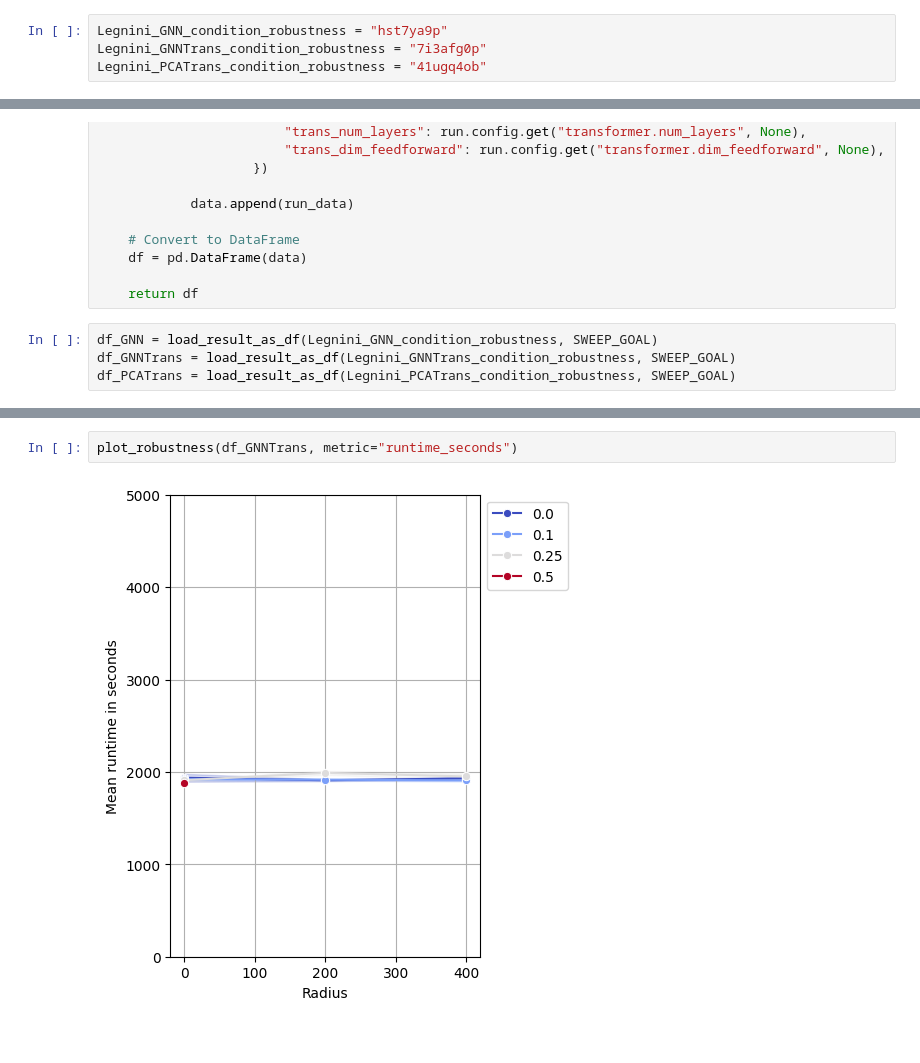
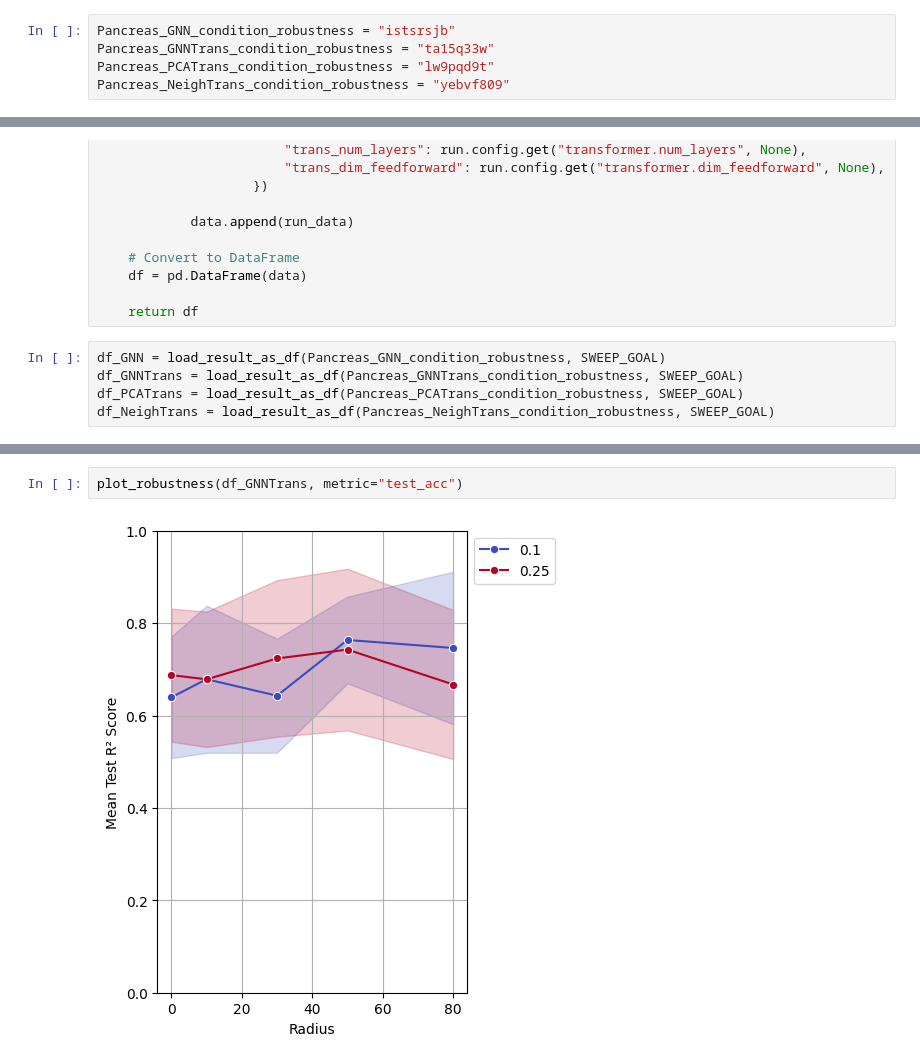
Before and after one commit to theislab/interscale, a Jupyter notebook: docs/notebooks/publication/pancreas_condition.ipynb, the cells around one changed output, grey strips where cells are left out. Cells and saved outputs as stored; diff of their text form.

```diff
--- a/docs/notebooks/publication/pancreas_condition.ipynb
+++ b/docs/notebooks/publication/pancreas_condition.ipynb
@@ -11,9 +22,10 @@ from graph_transformer_long_range_niches.pl.wandb import load_result_as_df, comp
 # %% [markdown]
 ## Load WandB paths
 # %%
-Legnini_GNN_condition_robustness = "hst7ya9p"
-Legnini_GNNTrans_condition_robustness = "7i3afg0p"
-Legnini_PCATrans_condition_robustness = "41ugq4ob"
+Pancreas_GNN_condition_robustness = "istsrsjb"
+Pancreas_GNNTrans_condition_robustness = "ta15q33w"
+Pancreas_PCATrans_condition_robustness = "lw9pqd9t"
+Pancreas_NeighTrans_condition_robustness = "yebvf809"
 # %% [markdown]
 ## Robustness plots
 
@@ -96,9 +108,10 @@ def load_result_as_df(sweep_id, sweep_goal: str):
 
     return df
 # %%
-df_GNN = load_result_as_df(Legnini_GNN_condition_robustness, SWEEP_GOAL)
-df_GNNTrans = load_result_as_df(Legnini_GNNTrans_condition_robustness, SWEEP_GOAL)
-df_PCATrans = load_result_as_df(Legnini_PCATrans_condition_robustness, SWEEP_GOAL)
+df_GNN = load_result_as_df(Pancreas_GNN_condition_robustness, SWEEP_GOAL)
+df_GNNTrans = load_result_as_df(Pancreas_GNNTrans_condition_robustness, SWEEP_GOAL)
+df_PCATrans = load_result_as_df(Pancreas_PCATrans_condition_robustness, SWEEP_GOAL)
+df_NeighTrans = load_result_as_df(Pancreas_NeighTrans_condition_robustness, SWEEP_GOAL)
 # %%
 df_GNN.head()
 # %% [output]
@@ -133,4 +146,4 @@ plot_robustness(df_GNN, metric="runtime_seconds")
 # %%
-plot_robustness(df_GNNTrans, metric="runtime_seconds")
+plot_robustness(df_GNNTrans, metric="test_acc")
 # %% [output]
-[figure, old version]
+[figure, new version]
```
Also changed, not shown: parts of 11 cells of this notebook, 17 other files.
